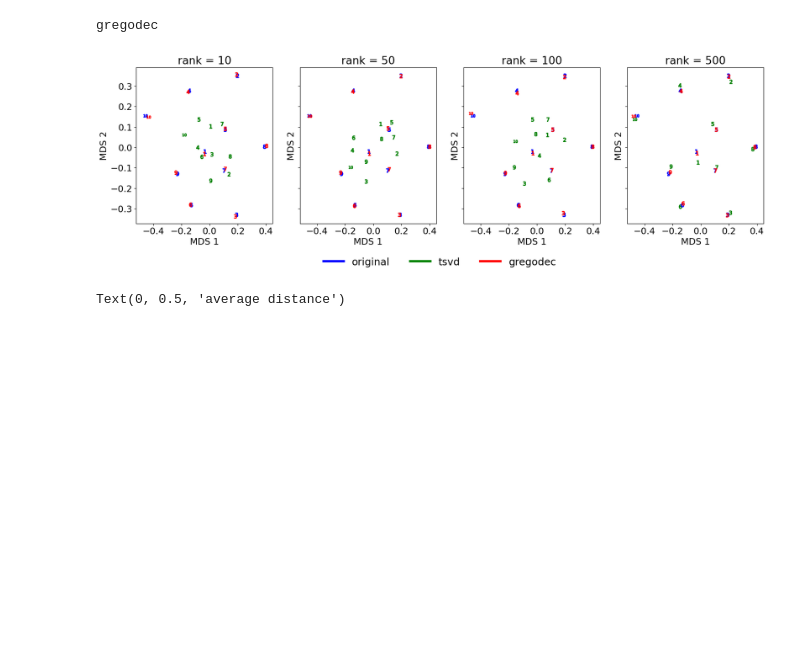
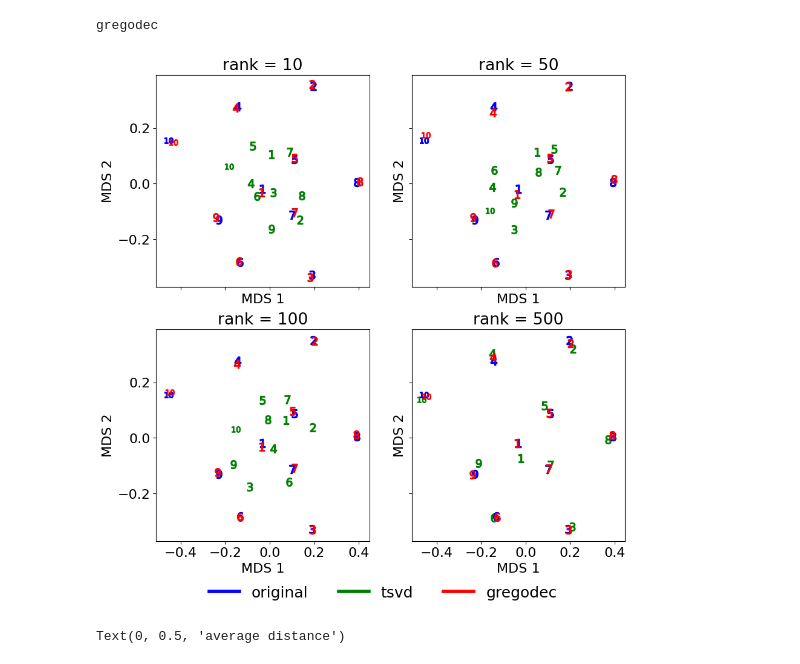
Before and after one commit to Laknath1996/cs-project, a Jupyter notebook: notebooks/4-dev.ipynb, the cells around one changed output. Cells and saved outputs as stored; diff of their text form; code cells hidden in the pictures; blank space fills up the shorter version.

```diff
--- a/notebooks/4-dev.ipynb
+++ b/notebooks/4-dev.ipynb
@@ -307,30 +307,30 @@ computing for rank: 500
 tsvd
 gregodec
 # %%
-fig, axes = plt.subplots(1, len(rank_list), figsize=(5*len(rank_list), 5), sharex=True, sharey=True)
+fig, axes = plt.subplots(2, 2, figsize=(5*2, 5*2), sharex=True, sharey=True)
 colors = ['g', 'r']
 for j, type in enumerate(type_list):
     for k, rank in enumerate(rank_list):
         ax = axes.ravel()[k]
         # ax = axes
         d1, d2, _ = scp.spatial.procrustes(true_latent_embeddings, approx_latent_embeddings[j][k])
         for i, x in enumerate(d1):
             c = "b"
-            ax.scatter(x[0], x[1], marker=f"${str(i+1)}$", c=c, s=50)
+            ax.scatter(x[0], x[1], marker=f"${str(i+1)}$", c=c, s=100)
         for i, x in enumerate(d2):
             c = "r"
-            ax.scatter(x[0], x[1], marker=f"${str(i+1)}$", c=colors[j], s=50)
+            ax.scatter(x[0], x[1], marker=f"${str(i+1)}$", c=colors[j], s=100)
         ax.set_title(f"rank = {rank}")
         ax.set_xlabel("MDS 1")
         ax.set_ylabel("MDS 2")
 
 custom_lines = [Line2D([0], [0], color='b', lw=4),
                 Line2D([0], [0], color='g', lw=4),
                 Line2D([0], [0], color='r', lw=4)]
-fig.legend(custom_lines, ["original"] + type_list, ncols=3, loc=8, bbox_to_anchor=(0.5, -0.15), fontsize=18, frameon=False)
+fig.legend(custom_lines, ["original"] + type_list, ncols=3, loc=8, bbox_to_anchor=(0.5, -0.01), fontsize=18, frameon=False)
 plt.show()
 # %% [output]
-[figure, old version]
+[figure, new version]
 # %%
 fig.savefig("rank-vs-embed.pdf", bbox_inches='tight')
 # %%
```
Also changed, not shown: 5 other files.
